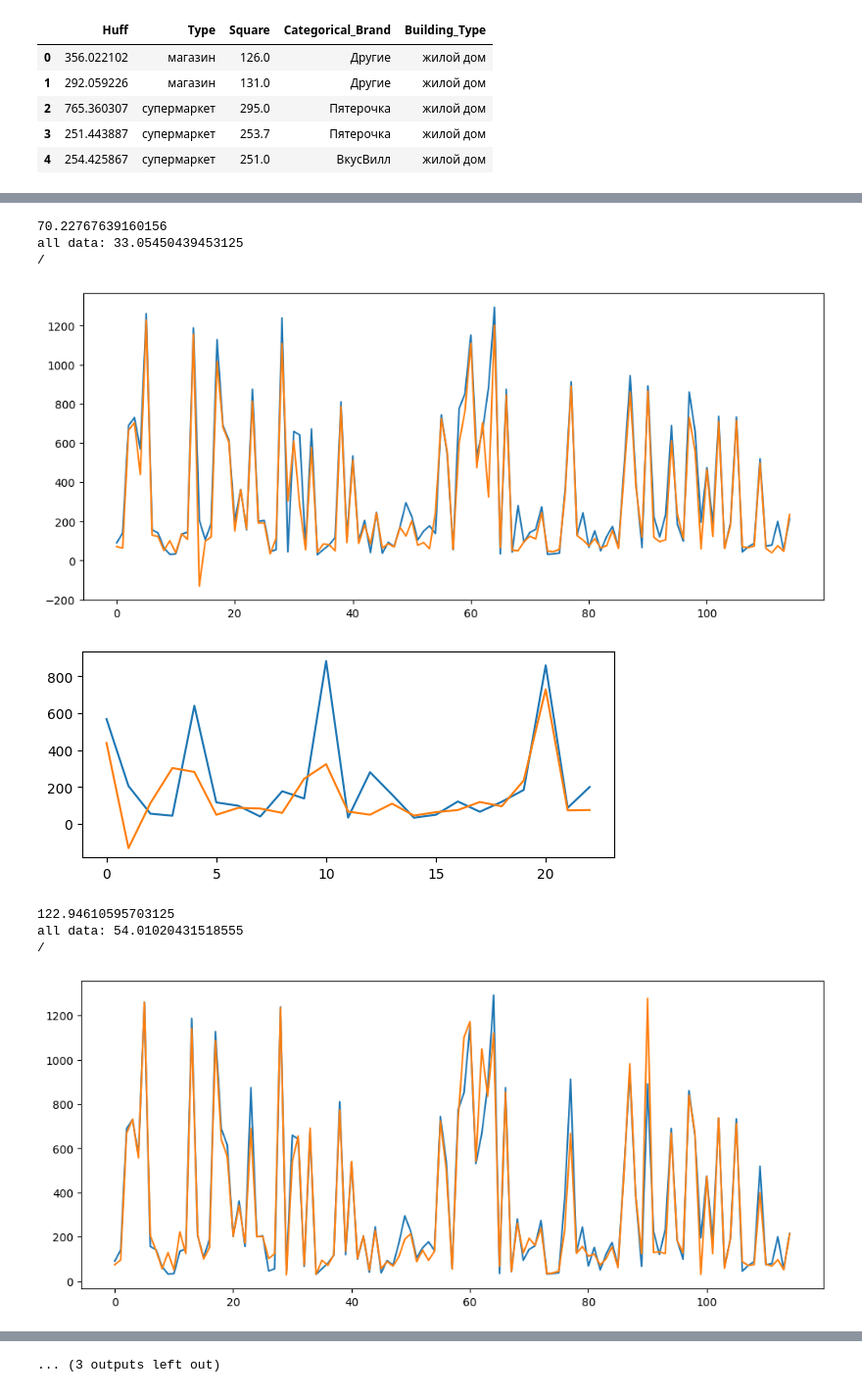
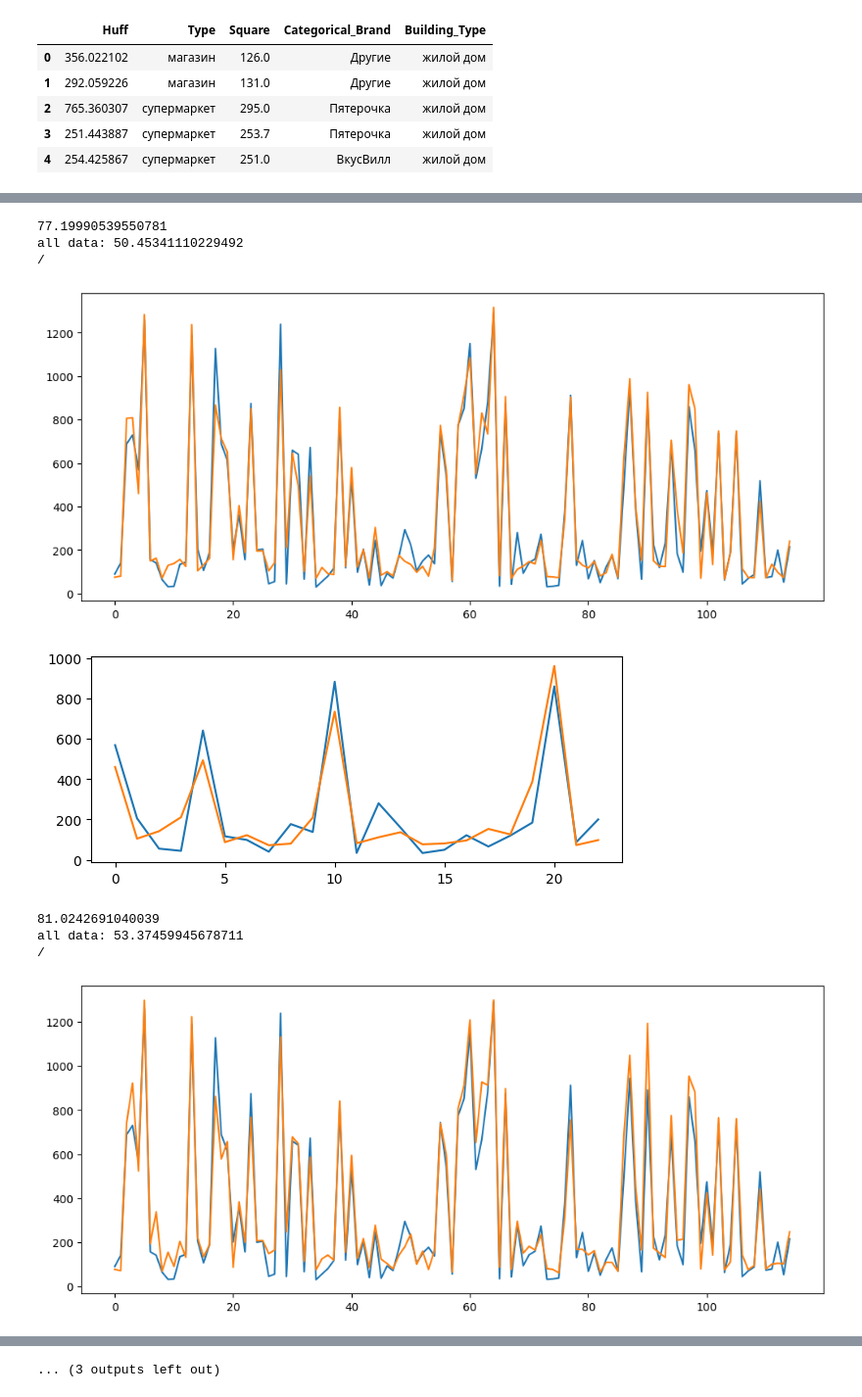
Before and after one commit to HSEGeoMarketing/FinalRepository, a Jupyter notebook: Prediction-and-map/model_nn.ipynb, the cells around one changed output, grey strips where cells are left out. Shown at 98% size. Saved outputs shown, nothing was run; the diff lists cells and outputs as text; code cells hidden in the pictures.

```diff
--- a/Prediction-and-map/model_nn.ipynb
+++ b/Prediction-and-map/model_nn.ipynb
@@ -138,7 +151,7 @@ from torch.autograd import Variable
 
 x_data_all = Variable(torch.Tensor(X.values))
 y_data_all = Variable(torch.Tensor([[target] for target in y.values]))
-for epoch in range(20001):
+for epoch in range(10001):
     pred_y = m_model(x_data_all)
     loss_ln = loss(pred_y, y_data_all)
 
@@ -174,9 +187,9 @@ for train_ind, test_ind in kf.split(X):
 
     m_model = NeuralNetwork()
 
-    optimizer_ln = torch.optim.Adam(m_model.parameters(), lr=0.008)
+    optimizer_ln = torch.optim.Adam(m_model.parameters(), lr=0.002)
 
-    for epoch in range(8001):
+    for epoch in range(5001):
         pred_y = m_model(x_data_train)
         loss_ln = loss(pred_y, y_data_train)
 
@@ -219,9 +232,9 @@ print('all data mean:', mean(metrics_all))
-70.22767639160156
-all data: 33.05450439453125
+77.19990539550781
+all data: 50.45341110229492
 /
-[figure, old version]
+[figure, new version]
-[figure, old version]
+[figure, new version]
-122.94610595703125
-all data: 54.01020431518555
+81.0242691040039
+all data: 53.37459945678711
 /
-[figure, old version]
+[figure, new version]
```
Also changed, not shown: parts of 3 cells of this notebook, 2 other files.
